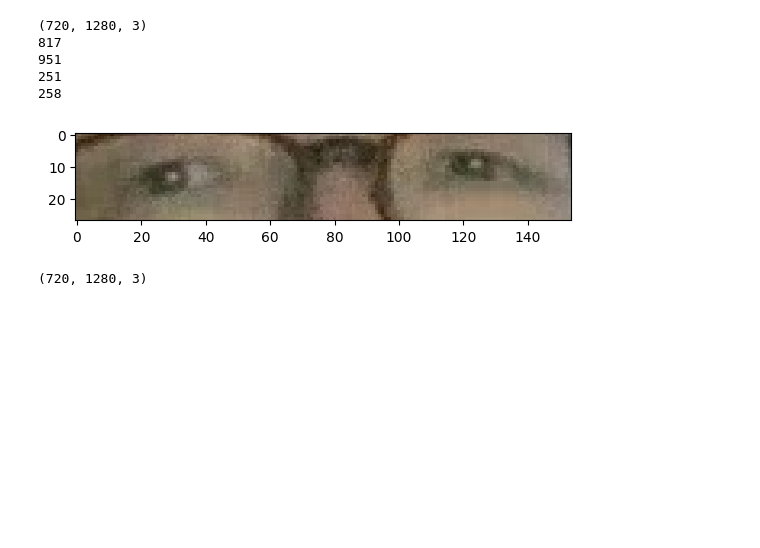
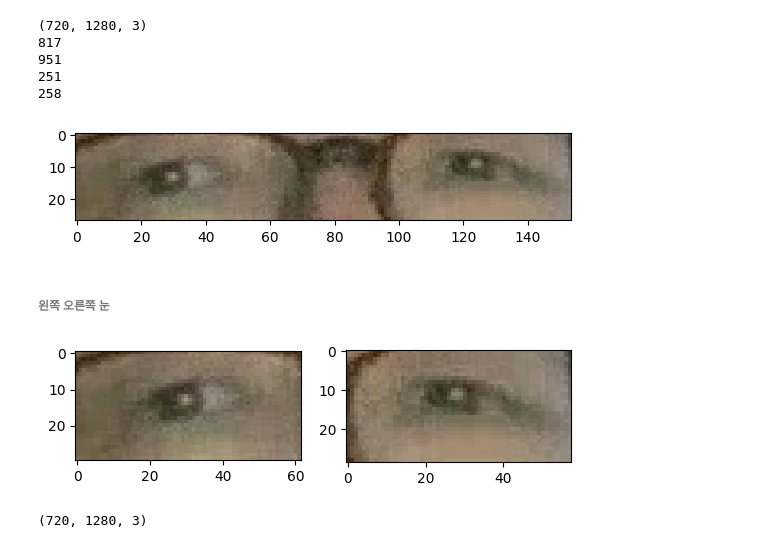
Before and after one commit to iznue/Ml_project, a Jupyter notebook: week8/drowsiness_detection/test_aihub_mediapipe&torchmodel.ipynb, the cells around one changed output. Cells and saved outputs as stored; diff of their text form; code cells hidden in the pictures; blank space fills up the shorter version.

```diff
--- a/week8/drowsiness_detection/test_aihub_mediapipe&torchmodel.ipynb
+++ b/week8/drowsiness_detection/test_aihub_mediapipe&torchmodel.ipynb
@@ -476,6 +396,47 @@ if results.multi_face_landmarks:
 251
 258
 [figure]
+# %% [markdown]
+###### 왼쪽 오른쪽 눈
+# %%
+if results.multi_face_landmarks:
+    for face_id, face_landmarks in enumerate(results.multi_face_landmarks):
+        landmarks = face_landmarks.landmark
+
+        EAR, coordinates = calculate_avg_ear(
+                landmarks,
+                chosen_left_eye_idxs,
+                chosen_right_eye_idxs,
+                imgW,
+                imgH
+                )
+        # print(image.shape)
+        # print(coordinates[1][0][0])  ### 눈 영역 너비
+        # print(coordinates[0][3][0])
+        # print(coordinates[1][2][1])  ### 눈 영역 높이
+        # print(coordinates[0][4][1])
+
+        # eye = image[coordinates[1][0][0]-10 : coordinates[0][3][0]+10, coordinates[1][2][1]-10 : coordinates[0][4][1]+10]
+
+        eye_right = image[coordinates[1][2][1]-10 : coordinates[1][4][1]+10, coordinates[1][0][0]-10 : coordinates[1][3][0]+10]
+        eye_left = image[coordinates[0][2][1]-10 : coordinates[0][4][1]+10, coordinates[0][0][0]-10 : coordinates[0][3][0]+10]
+        # print(eye)
+        # eye = cv2.resize(eye,(64,64))
+        plt.subplot(1,2,1)
+        plt.imshow(eye_right)
+
+        plt.subplot(1,2,2)
+        plt.imshow(eye_left)
+        # plt.show()
+
+        cv2.putText(image,
+                    f"EAR: {round(EAR, 2)}", (1, 24),
+                    cv2.FONT_HERSHEY_COMPLEX,
+                    0.9, (255, 255, 255), 2)
+
+        # plot(img_dt=image.copy(), face_landmarks=face_landmarks)
+# %% [output]
+[figure, added]
 # %%
 image.shape
 # %% [output]
```
Also changed, not shown: parts of 6 cells of this notebook.
